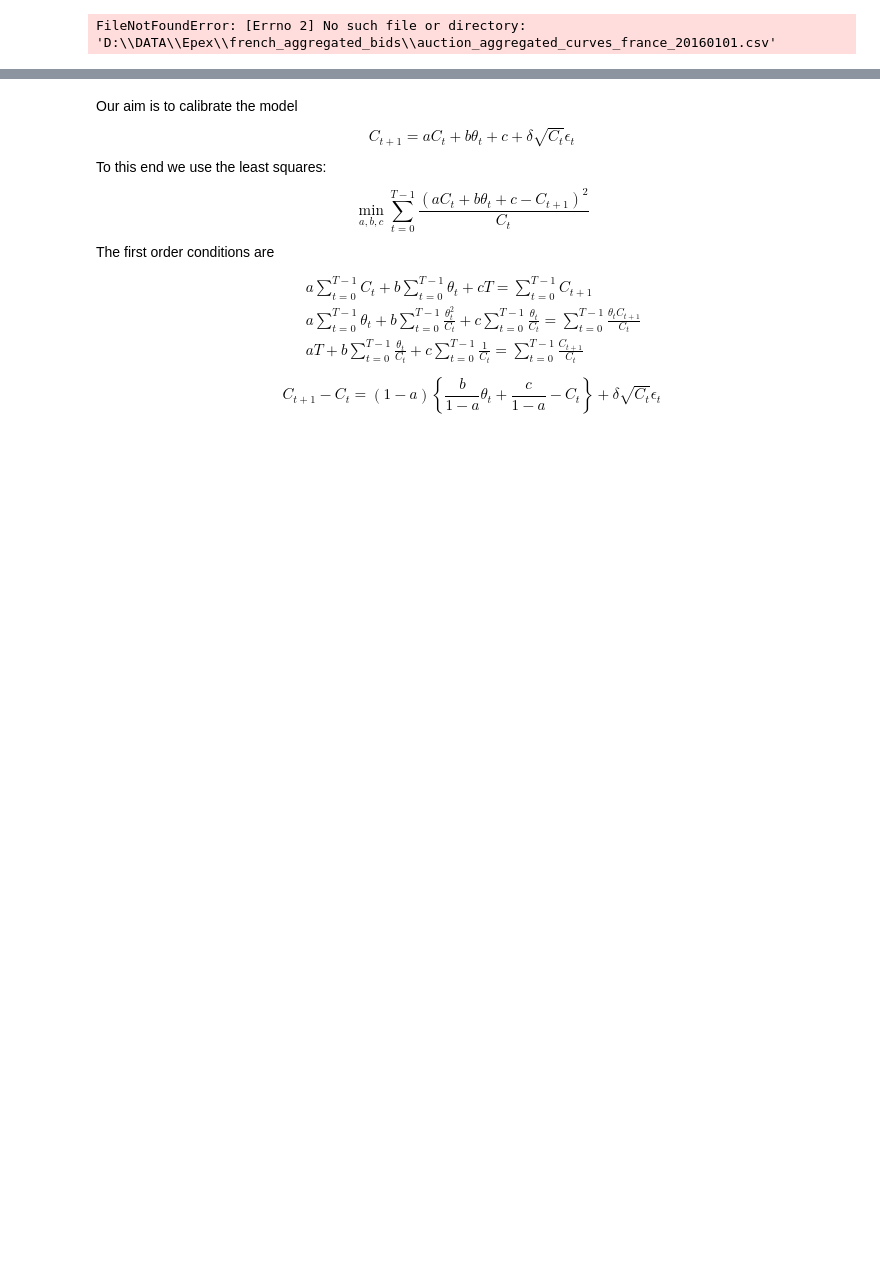
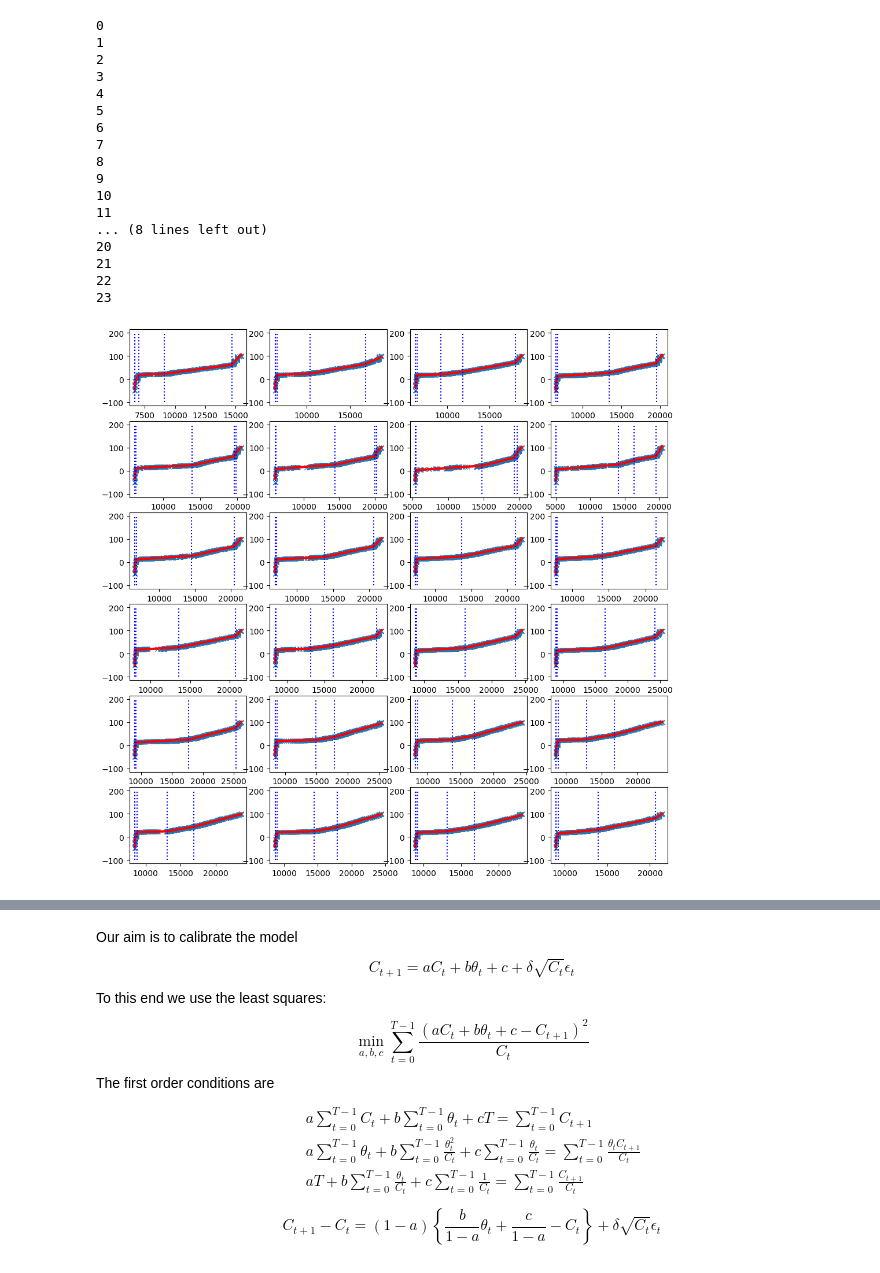
Before and after one commit to aliciabassiere/mfg_elec, a Jupyter notebook: calibration/Aggregated curves.ipynb, the cells around one changed output, grey strips where cells are left out. Saved outputs shown, nothing was run; the diff lists cells and outputs as text; code cells hidden in the pictures; blank space fills up the shorter version.

```diff
--- a/calibration/Aggregated curves.ipynb
+++ b/calibration/Aggregated curves.ipynb
@@ -1,6 +1,8 @@
 # %%
 import pandas as pd
 import numpy as np
-import matplotlib
 import matplotlib.pyplot as plt
+import pwlf as pwlf
 %matplotlib inline
+
+path = r'D:\DATA\Epex\french_aggregated_bids'
@@ -7,29 +85,49 @@ import matplotlib.pyplot as plt
 # %%
 date = '20160101'
-hour = 1
-ac = pd.read_csv(r'D:\DATA\Epex\french_aggregated_bids\auction_aggregated_curves_france_'+date+'.csv',skiprows=1)
+ac = pd.read_excel(path + r'\auction_aggregated_curves_france_'+date+'.xlsx',skiprows=1)
+
 res = []
 nint = [5,5,5,5,5,5,5,5,5,5,5,5,5,5,5,5,5,5,5,5,5,5,5,5]
-#plt.figure(figsize=(12,12))
-#for i in range(24):
-#    print i
-ach = ac[ac['Hour']==hour]
-acs=ach[(ach['Sale/Purchase']=='Sell')&(ach['Price']<100)&(ach['Price']>-50)]
+plt.figure(figsize=(12,12))
+for i in range(24):
+    print(i)
+    ach = ac[ac['Hour']==i+1]
+    acs=ach[(ach['Sale/Purchase']=='Sell')&(ach['Price']<100)&(ach['Price']>-50)]
     # initialize piecewise linear fit with your x and y data
-x = acs['Volume']
-y = acs['Price']
-my_pwlf = pwlf.PiecewiseLinFit(x, y)
+    x = acs['Volume']
+    y = acs['Price']
+    my_pwlf = pwlf.PiecewiseLinFit(x, y)
     # fit the data for four line segments
-res = my_pwlf.fit(5)
-xHat = np.linspace(min(x), max(x), num=10000)
-yHat = my_pwlf.predict(xHat)
+    res.append(my_pwlf.fit(nint[i]))
+    xHat = np.linspace(min(x), max(x), num=10000)
+    yHat = my_pwlf.predict(xHat)
     # plot the results
-plt.plot(x, y, 'x')
-plt.plot(xHat, yHat, 'r-',linewidth=3)
-for j in range(5):
-    plt.plot([res[j],res[j]],[-100,200],':b')
-plt.xlabel('Volume, MWh')
-plt.ylabel('Price, EUR')
-plt.savefig('agrecurve.pdf',format='pdf')
+    plt.subplot(6,4,i+1)
+    plt.plot(x, y, 'x')
+    plt.plot(xHat, yHat, 'r-',linewidth=3)
+    for j in range(5):
+        plt.plot([res[i][j],res[i][j]],[-100,200],':b')
+#acs2=ach[(ach['Sale/Purchase']=='Sell')&(ach['Volume']>res[2])&(ach['Volume']<res[3])]
+
+#plt.plot(acs2['Volume'],acs2['Price'],'d')
+
+# predict for the determined points
 # %% [output]
-FileNotFoundError: [Errno 2] No such file or directory: 'D:\\DATA\\Epex\\french_aggregated_bids\\auction_aggregated_curves_france_20160101.csv'
+0
+1
+2
+3
+4
+5
+6
+7
+8
+9
+10
+11
+... (8 lines left out)
+20
+21
+22
+23
+[figure, added]
```
Also changed, not shown: parts of 14 cells of this notebook, 1 other file.
